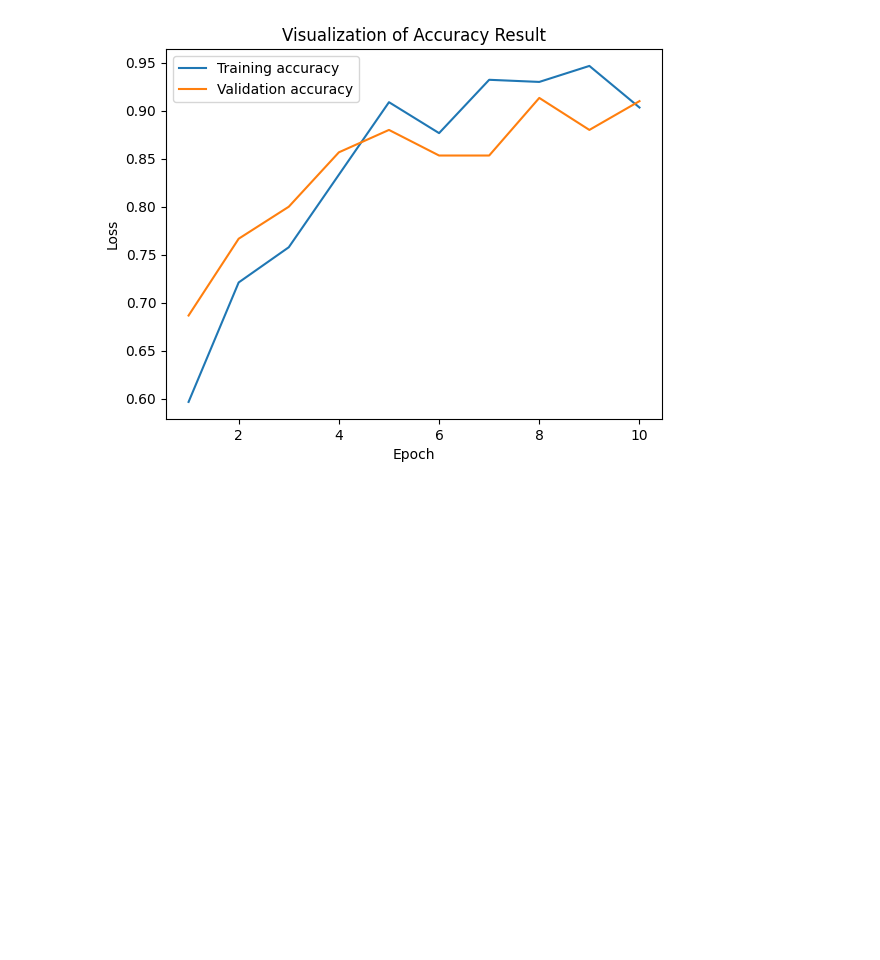
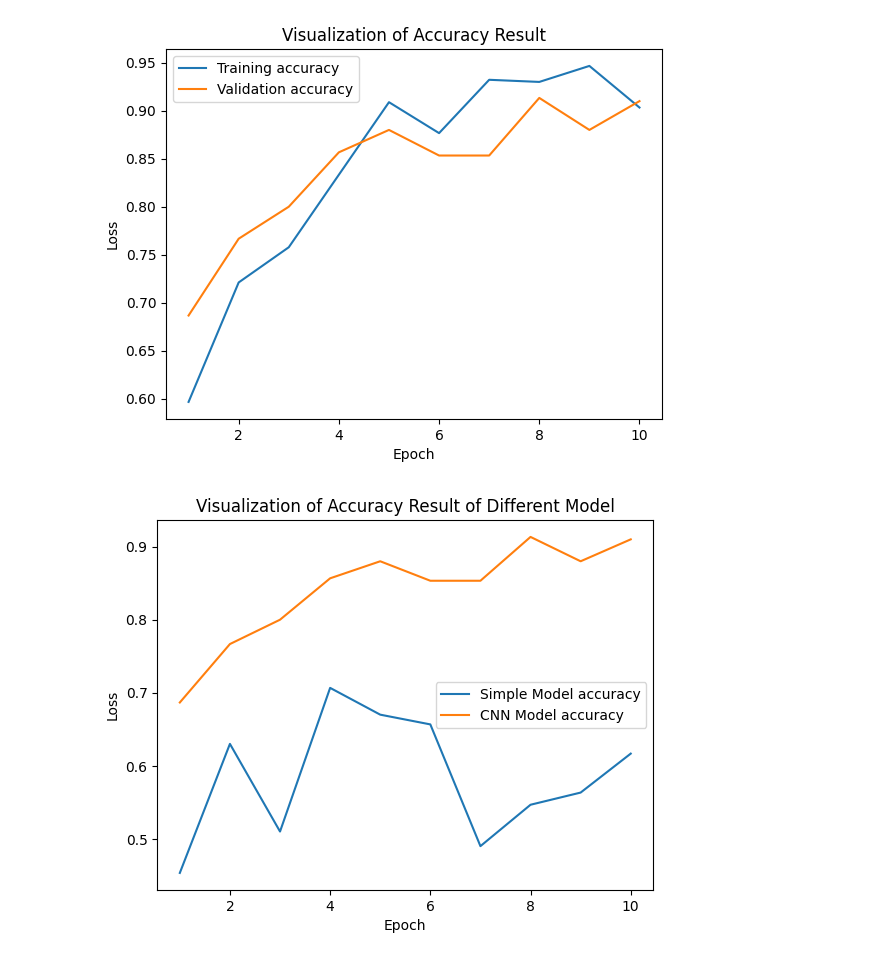
Before and after one commit to kuldeeparmar/kuldeeparmar-AICTE-Internship-Potato-Disease-Detector, a Jupyter notebook: Train_potato_disease_detector.ipynb, the cells around one changed output. Cells and saved outputs as stored; diff of their text form; code cells hidden in the pictures; blank space fills up the shorter version.

```diff
--- a/Train_potato_disease_detector.ipynb
+++ b/Train_potato_disease_detector.ipynb
@@ -456,3 +330,15 @@ plt.legend()
 plt.show()
 # %% [output]
 [figure]
+# %%
+# Different Model Accuracy
+
+plt.plot(range(1,11),train_history_base_model.history['val_accuracy'],label='Simple Model accuracy')
+plt.plot(range(1,11),training_history.history['val_accuracy'],label='CNN Model accuracy')
+plt.xlabel('Epoch')
+plt.ylabel('Loss')
+plt.title('Visualization of Accuracy Result of Different Model')
+plt.legend()
+plt.show()
+# %% [output]
+[figure, added]
```
Also changed, not shown: parts of 7 cells of this notebook.
